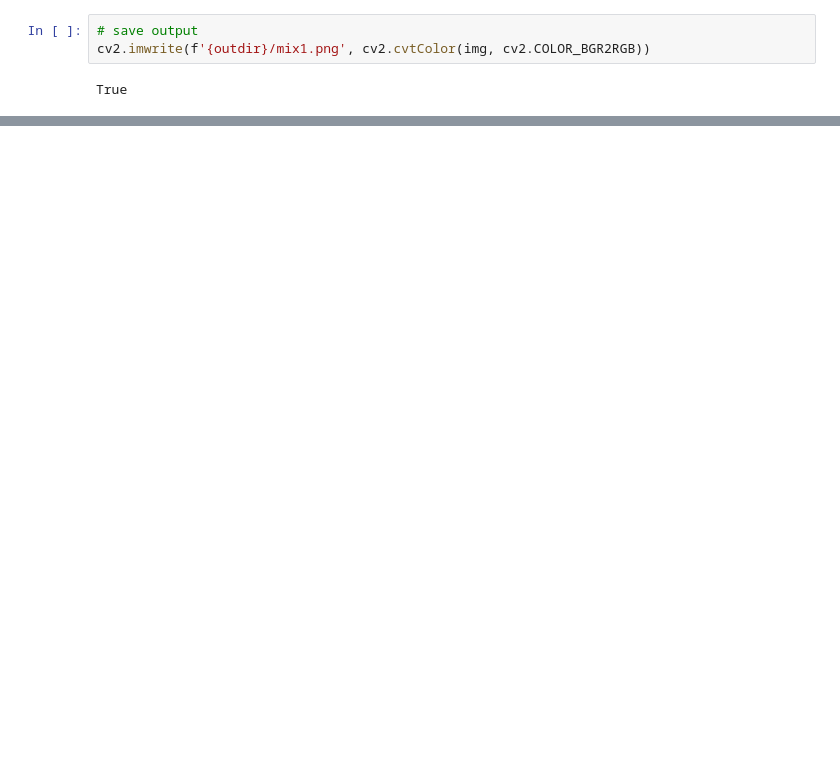
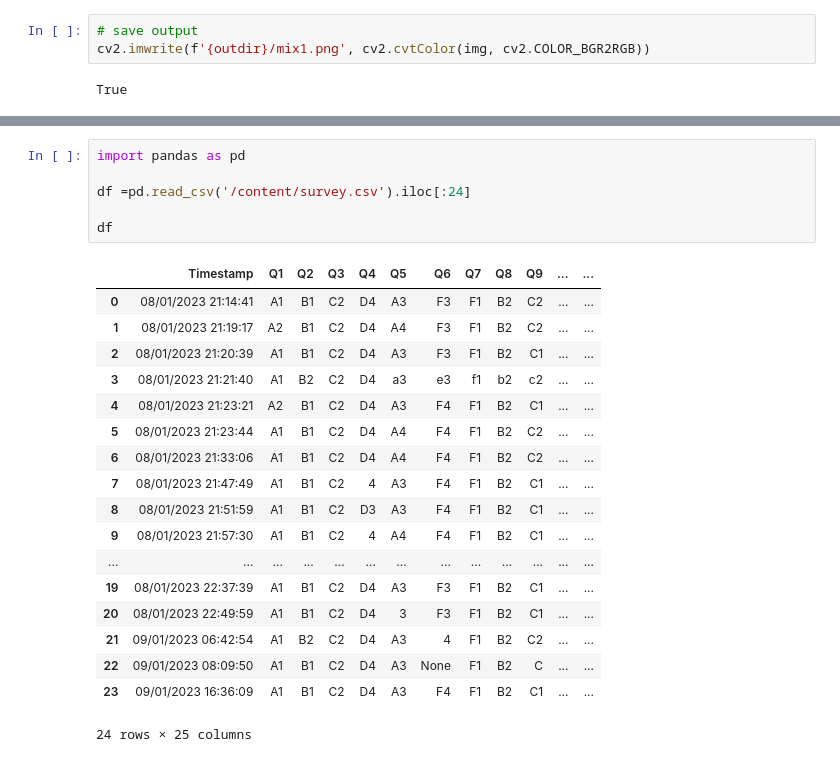
Before and after one commit to ks-1180/art-style-challenge, a Jupyter notebook: demo/evaluate_model.ipynb, the cells around one changed output, grey strips where cells are left out. Cells and saved outputs as stored; diff of their text form; blank space fills up the shorter version.

```diff
--- a/demo/evaluate_model.ipynb
+++ b/demo/evaluate_model.ipynb
@@ -182,0 +171,25 @@ zipp                          3.11.0
+# %%
+import pandas as pd
+
+df =pd.read_csv('/content/survey.csv').iloc[:24]
+
+df
+# %% [output]
+|  | Timestamp | Q1 | Q2 | Q3 | Q4 | Q5 | Q6 | Q7 | Q8 | Q9 | ... | ... |
+| 0 | 08/01/2023 21:14:41 | A1 | B1 | C2 | D4 | A3 | F3 | F1 | B2 | C2 | ... | ... |
+| 1 | 08/01/2023 21:19:17 | A2 | B1 | C2 | D4 | A4 | F3 | F1 | B2 | C2 | ... | ... |
+| 2 | 08/01/2023 21:20:39 | A1 | B1 | C2 | D4 | A3 | F3 | F1 | B2 | C1 | ... | ... |
+| 3 | 08/01/2023 21:21:40 | A1 | B2 | C2 | D4 | a3 | e3 | f1 | b2 | c2 | ... | ... |
+| 4 | 08/01/2023 21:23:21 | A2 | B1 | C2 | D4 | A3 | F4 | F1 | B2 | C1 | ... | ... |
+| 5 | 08/01/2023 21:23:44 | A1 | B1 | C2 | D4 | A4 | F4 | F1 | B2 | C2 | ... | ... |
+| 6 | 08/01/2023 21:33:06 | A1 | B1 | C2 | D4 | A4 | F4 | F1 | B2 | C2 | ... | ... |
+| 7 | 08/01/2023 21:47:49 | A1 | B1 | C2 | 4 | A3 | F4 | F1 | B2 | C1 | ... | ... |
+| 8 | 08/01/2023 21:51:59 | A1 | B1 | C2 | D3 | A3 | F4 | F1 | B2 | C1 | ... | ... |
+| 9 | 08/01/2023 21:57:30 | A1 | B1 | C2 | 4 | A4 | F4 | F1 | B2 | C1 | ... | ... |
+| ... | ... | ... | ... | ... | ... | ... | ... | ... | ... | ... | ... | ... |
+| 19 | 08/01/2023 22:37:39 | A1 | B1 | C2 | D4 | A3 | F3 | F1 | B2 | C1 | ... | ... |
+| 20 | 08/01/2023 22:49:59 | A1 | B1 | C2 | D4 | 3 | F3 | F1 | B2 | C1 | ... | ... |
+| 21 | 09/01/2023 06:42:54 | A1 | B2 | C2 | D4 | A3 | 4 | F1 | B2 | C2 | ... | ... |
+| 22 | 09/01/2023 08:09:50 | A1 | B1 | C2 | D4 | A3 | None | F1 | B2 | C | ... | ... |
+| 23 | 09/01/2023 16:36:09 | A1 | B1 | C2 | D4 | A3 | F4 | F1 | B2 | C1 | ... | ... |
+24 rows × 25 columns
```
Also changed, not shown: parts of 16 cells of this notebook, 42 other files.
